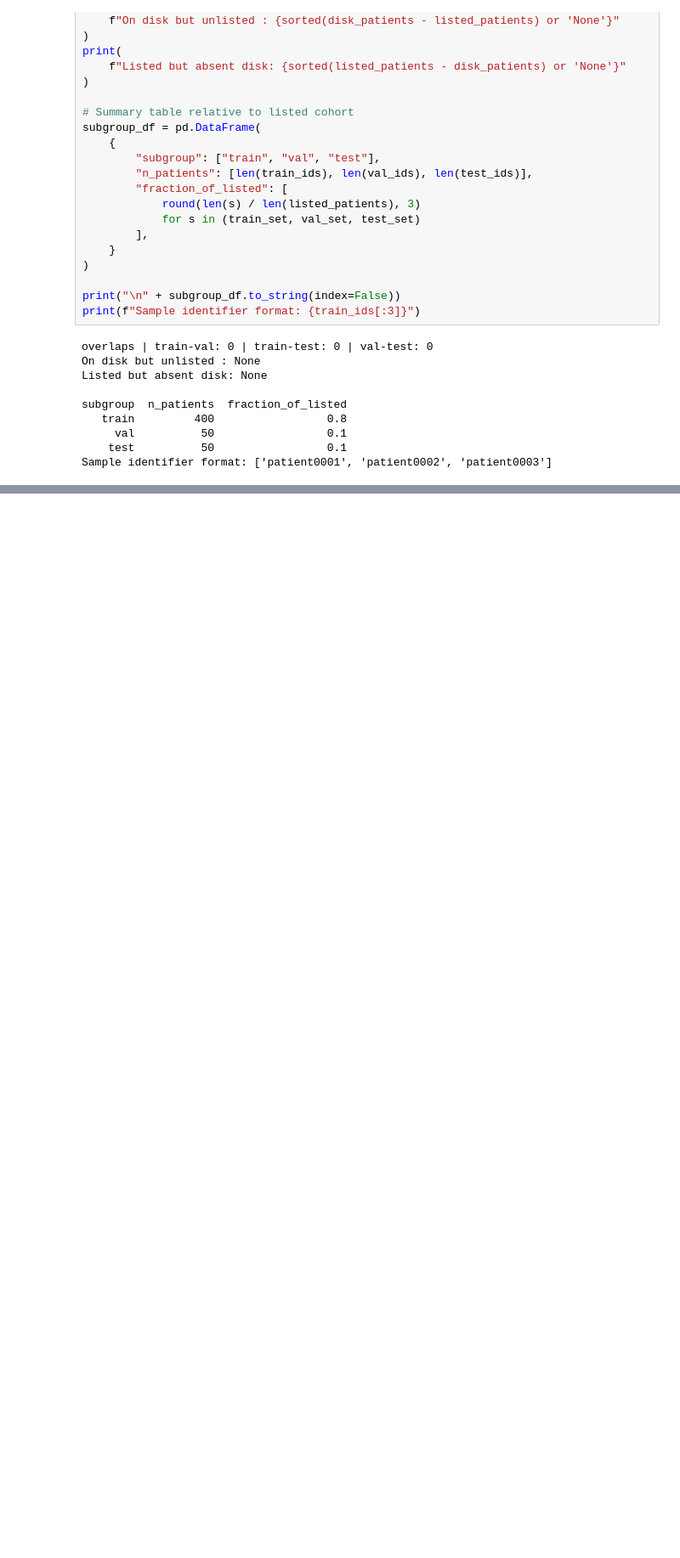
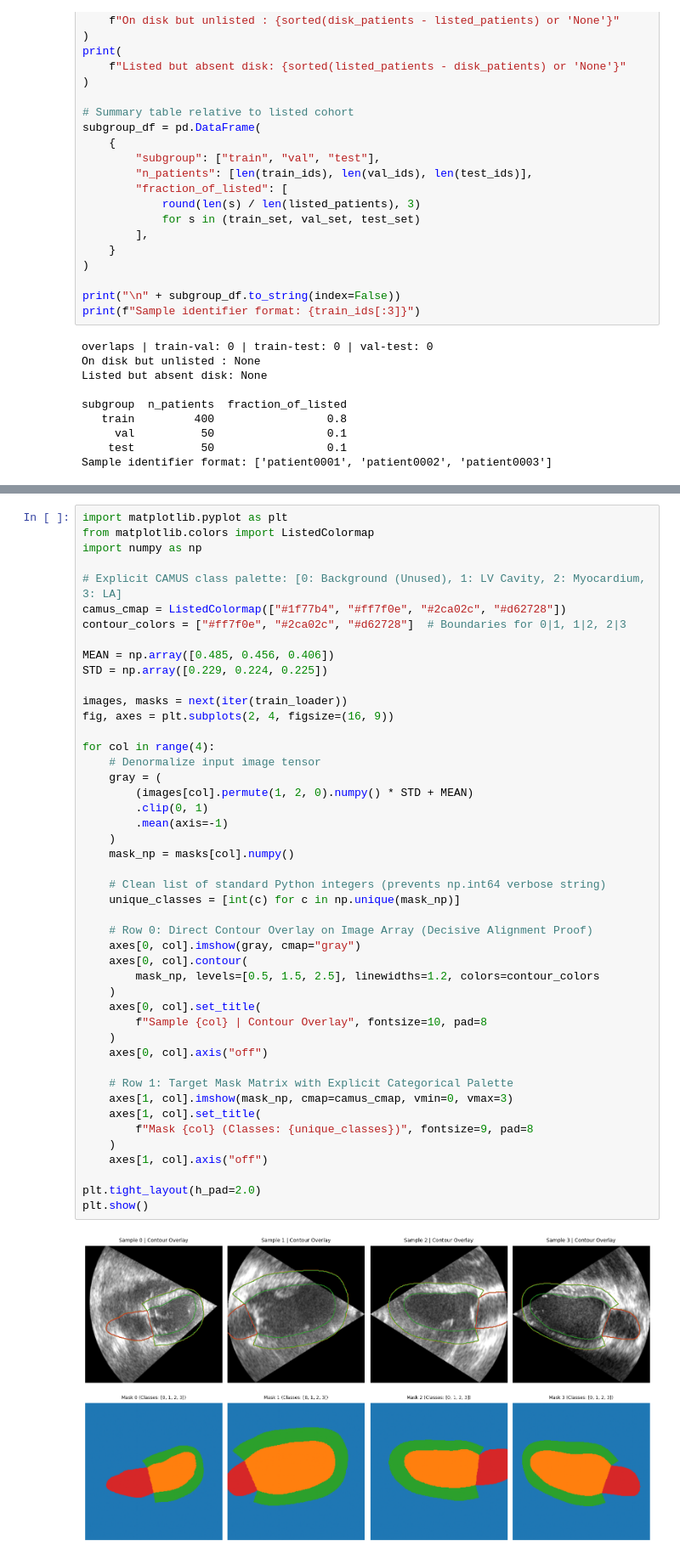
Before and after one commit to iftekharalamfahim/grit-echo, a Jupyter notebook: notebooks/grit-echo-stage-1.ipynb, the cells around one changed output, grey strips where cells are left out. Shown at 85% size. Cells and saved outputs as stored; diff of their text form; blank space fills up the shorter version.

```diff
--- a/notebooks/grit-echo-stage-1.ipynb
+++ b/notebooks/grit-echo-stage-1.ipynb
@@ -206,0 +309,48 @@ Sample identifier format: ['patient0001', 'patient0002', 'patient0003']
+# %%
+import matplotlib.pyplot as plt
+from matplotlib.colors import ListedColormap
+import numpy as np
+
+# Explicit CAMUS class palette: [0: Background (Unused), 1: LV Cavity, 2: Myocardium, 3: LA]
+camus_cmap = ListedColormap(["#1f77b4", "#ff7f0e", "#2ca02c", "#d62728"])
+contour_colors = ["#ff7f0e", "#2ca02c", "#d62728"]  # Boundaries for 0|1, 1|2, 2|3
+
+MEAN = np.array([0.485, 0.456, 0.406])
+STD = np.array([0.229, 0.224, 0.225])
+
+images, masks = next(iter(train_loader))
+fig, axes = plt.subplots(2, 4, figsize=(16, 9))
+
+for col in range(4):
+    # Denormalize input image tensor
+    gray = (
+        (images[col].permute(1, 2, 0).numpy() * STD + MEAN)
+        .clip(0, 1)
+        .mean(axis=-1)
+    )
+    mask_np = masks[col].numpy()
+
+    # Clean list of standard Python integers (prevents np.int64 verbose string)
+    unique_classes = [int(c) for c in np.unique(mask_np)]
+
+    # Row 0: Direct Contour Overlay on Image Array (Decisive Alignment Proof)
+    axes[0, col].imshow(gray, cmap="gray")
+    axes[0, col].contour(
+        mask_np, levels=[0.5, 1.5, 2.5], linewidths=1.2, colors=contour_colors
+    )
+    axes[0, col].set_title(
+        f"Sample {col} | Contour Overlay", fontsize=10, pad=8
+    )
+    axes[0, col].axis("off")
+
+    # Row 1: Target Mask Matrix with Explicit Categorical Palette
+    axes[1, col].imshow(mask_np, cmap=camus_cmap, vmin=0, vmax=3)
+    axes[1, col].set_title(
+        f"Mask {col} (Classes: {unique_classes})", fontsize=9, pad=8
+    )
+    axes[1, col].axis("off")
+
+plt.tight_layout(h_pad=2.0)
+plt.show()
+# %% [output]
+[figure, added]
```
Also changed, not shown: parts of 5 cells of this notebook.
